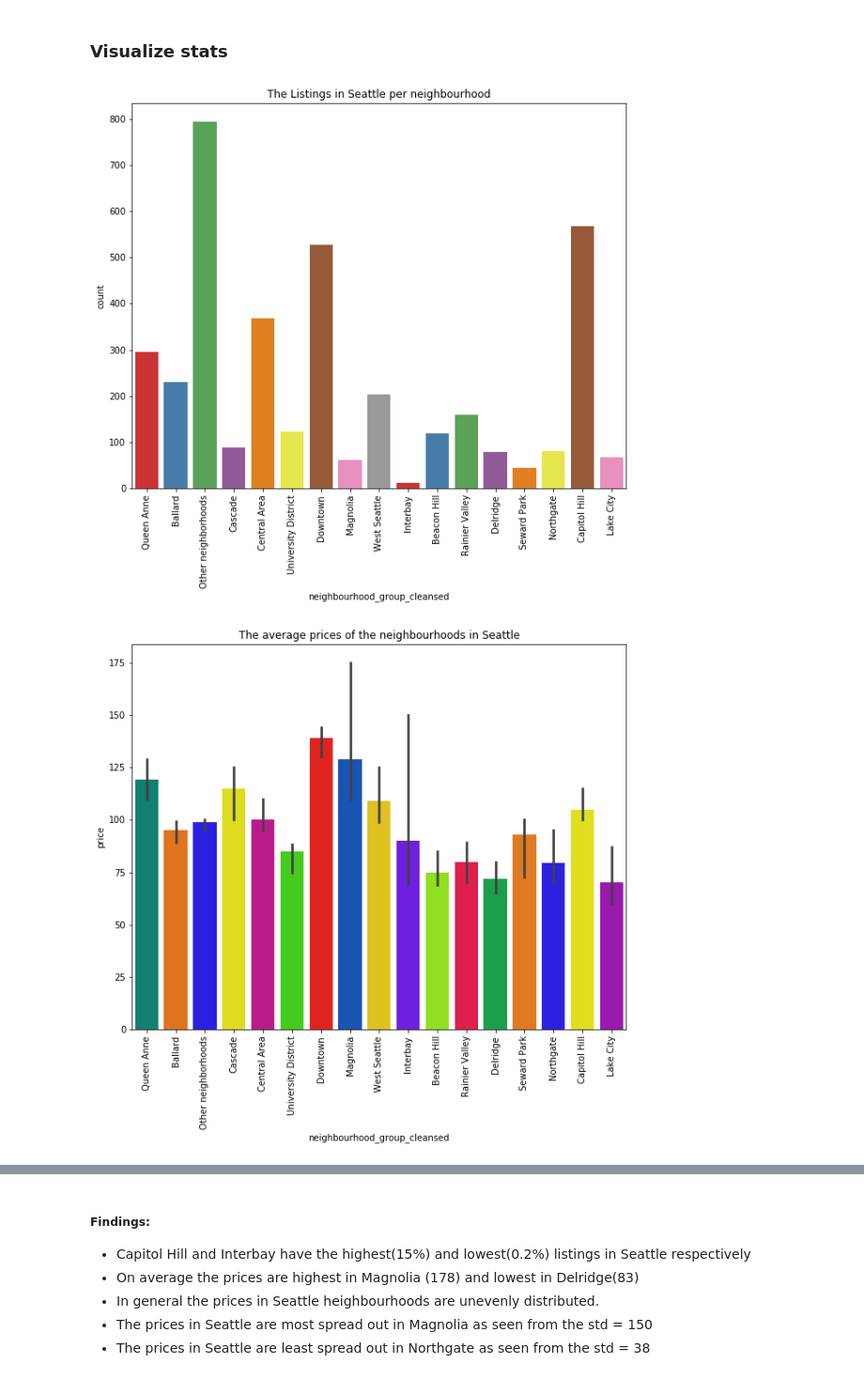
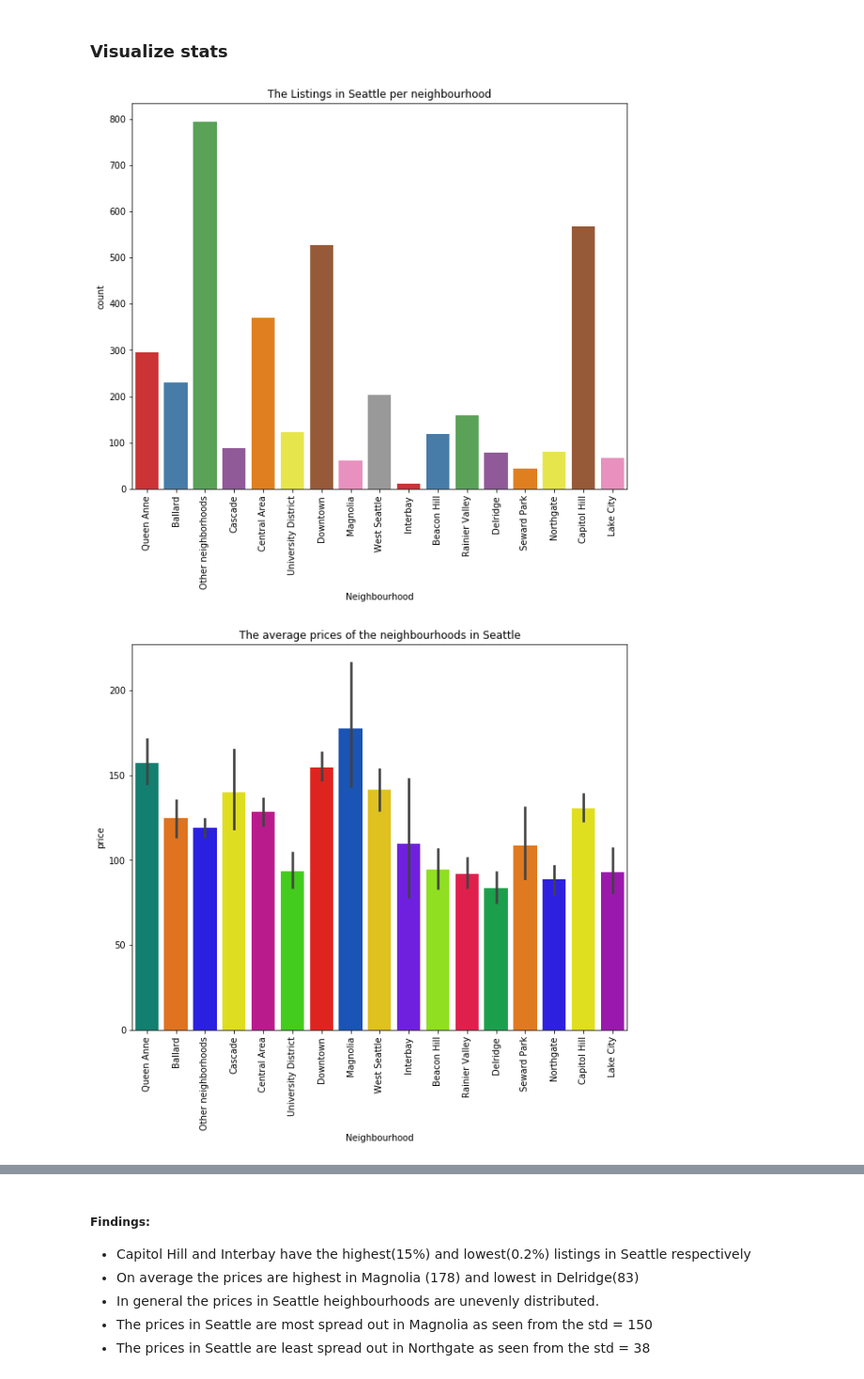
Before and after one commit to OliviaNabbosa89/DS_project1, a Jupyter notebook: Listings_EDA.ipynb, the cells around one changed output, grey strips where cells are left out. Shown: that part at 94% size. Drawn from its saved outputs; the diff is of its cells as text; code cells hidden in the pictures.

```diff
--- a/Listings_EDA.ipynb
+++ b/Listings_EDA.ipynb
@@ -144,22 +146,25 @@ stats_description(df,"neighbourhood_group_cleansed",'price')
 # %%
 #Countplot
 plt.figure(figsize=(10,8))
 ax=sns.countplot(x= "neighbourhood_group_cleansed",data=df,palette='Set1')
 ax.set_xticklabels(ax.get_xticklabels(), rotation=90);
-plt.title('The Listings in Seattle per neighbourhood');
+plt.title('The Listings in Seattle per neighbourhood')
+plt.xlabel('Neighbourhood')
 #Barplot
 plt.figure(figsize=(10, 8))
-ax = sns.barplot(data = df, x = "neighbourhood_group_cleansed", y = 'price',estimator = np.median,palette='prism')
+ax = sns.barplot(data = df, x = "neighbourhood_group_cleansed", y = 'price',estimator = np.mean,palette='prism')
 ax.set_xticklabels(ax.get_xticklabels(), rotation=90)
+plt.xlabel('Neighbourhood')
 #ax.set_ylim(0, 450);
 plt.title('The average prices of the neighbourhoods in Seattle');
 
 #Boxplot
 plt.figure(figsize=(10, 8))
 ax = sns.boxplot(data = df, x = "neighbourhood_group_cleansed", y = 'price', fliersize = 0.1,palette='Set3')
 ax.set_xticklabels(ax.get_xticklabels(), rotation=90)
 ax.set_ylim(0, 450);
-plt.title('The distribution of the prices in the neigbourhoods in Seattle');
+plt.title('The distribution of the prices in the neigbourhoods in Seattle')
+plt.xlabel('Neighbourhood');
 # %% [output]
-[figure, old version]
+[figure, new version]
-[figure, old version]
+[figure, new version]
```
Also changed, not shown: parts of 26 cells of this notebook, 4 other files.
